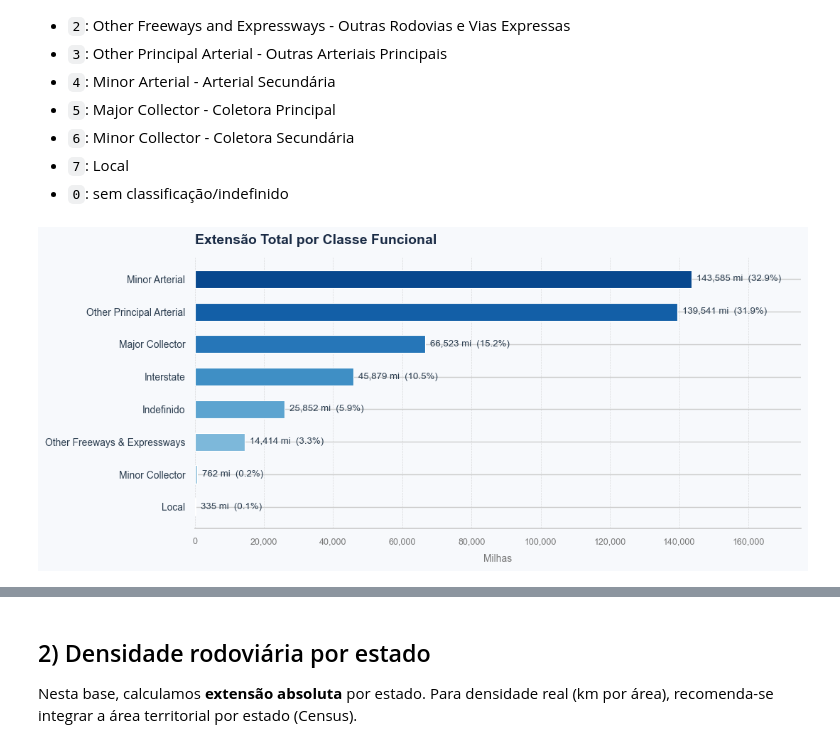
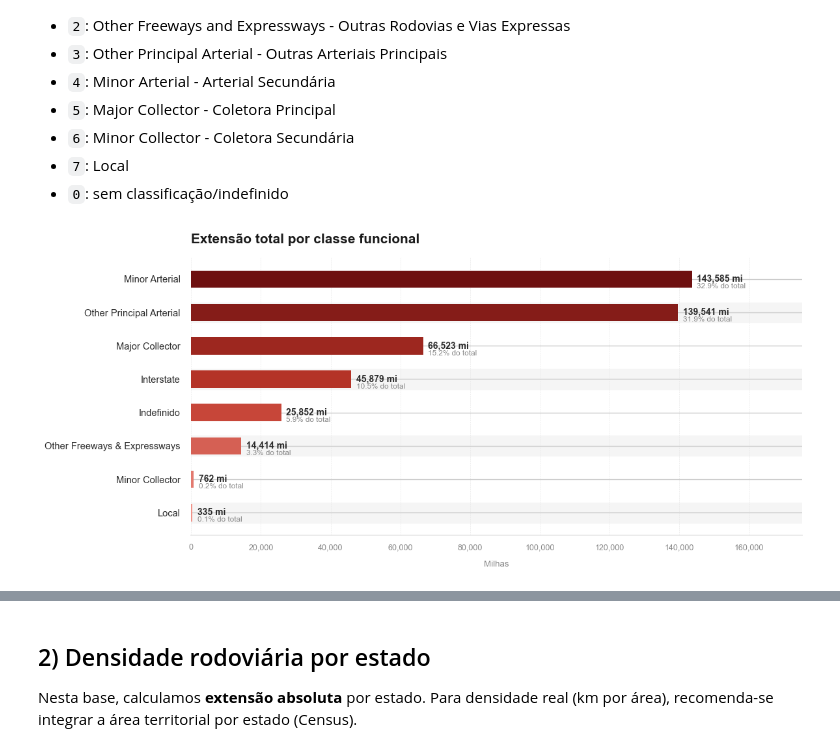
Before and after one commit to LuccaRomagnolli/Civil-Engineering, a Jupyter notebook: notebooks/usa-highways/eda-nhpn.ipynb, the cells around one changed output, grey strips where cells are left out. Cells and saved outputs as stored; diff of their text form; code cells hidden in the pictures.

```diff
--- a/notebooks/usa-highways/eda-nhpn.ipynb
+++ b/notebooks/usa-highways/eda-nhpn.ipynb
@@ -213,8 +243,7 @@ Mapeamento de referência comum:
 - `7`: Local
 - `0`: sem classificação/indefinido
 # %%
-# ── Preparação: extensão por F_SYSTEM ─────────────────────────────────
-# Mapa de referência (FHWA) frequentemente usado para F_SYSTEM
+# ── Preparação: extensão por F_SYSTEM ────────────────────────────────
 f_system_labels = {
     1: 'Interstate',
     2: 'Other Freeways & Expressways',
@@ -225,7 +254,6 @@ f_system_labels = {
     7: 'Local',
     0: 'Indefinido'
 }
-
 extensao_fsystem = (
     df.groupby('F_SYSTEM', dropna=False)
       .agg(MILES=('MILES', 'sum'), KM=('KM', 'sum'))
@@ -234,54 +262,90 @@ extensao_fsystem = (
 )
 extensao_fsystem['pct_miles'] = 100 * extensao_fsystem['MILES'] / extensao_fsystem['MILES'].sum()
 
+# ── Estilo ────────────────────────────────────────────────────────────
+from matplotlib.colors import LinearSegmentedColormap
 
-# ── Plot ─────────────────────────────────────────────────────────────
-BG     = '#F7F9FC'
-DARK   = '#1A2B45'
-MID    = '#2C3E50'
-SUBTLE = '#777777'
-GRID   = '#CCCCCC'
+TYPE_COLORS = {'I': '#6E1010', 'US': '#C0392B', 'S': '#F1948A'}
+cmap_red = LinearSegmentedColormap.from_list(
+    'red_op2', [TYPE_COLORS['S'], TYPE_COLORS['US'], TYPE_COLORS['I']]
+)
+
+BG     = '#FFFFFF'
+DARK   = '#1A1A1A'
+MID    = '#2C2C2C'
+SUBTLE = '#888888'
+GRID   = '#E8E8E8'
 
 plot_df = extensao_fsystem.reset_index().sort_values('MILES', ascending=True)
-palette = sns.color_palette("Blues", len(plot_df) + 2)[2:]
+n = len(plot_df)
+palette = [cmap_red(i / (n - 1)) for i in range(n)]
 
-fig, ax = plt.subplots(figsize=(11, 5))
+# ── Plot ──────────────────────────────────────────────────────────────
+fig, ax = plt.subplots(figsize=(12, 5.5))
 fig.patch.set_facecolor(BG)
 ax.set_facecolor(BG)
 
 bars = ax.barh(
     plot_df['classe'],
     plot_df['MILES'],
     color=palette,
-    height=0.55,
-    edgecolor='white',
-    linewidth=0.8
+    height=0.52,
+    edgecolor='none',
 )
 
-ax.xaxis.grid(True, linestyle='--', linewidth=0.5, color=GRID, alpha=0.7)
+# Faixas zebradas
+for i, bar in enumerate(bars):
+    if i % 2 == 0:
+        ax.axhspan(
+            bar.get_y() - 0.04,
+            bar.get_y() + bar.get_height() + 0.04,
+            color='#F5F5F5', zorder=0
+        )
+
+ax.xaxis.grid(True, linestyle='--', linewidth=0.45, color=GRID, alpha=1, zorder=0)
 ax.set_axisbelow(True)
 ax.xaxis.set_major_formatter(mticker.FuncFormatter(lambda x, _: f'{x:,.0f}'))
 
+# Rótulos: valor + percentual
 for bar, val, pct in zip(bars, plot_df['MILES'], plot_df['pct_miles']):
     ax.text(
         bar.get_width() + plot_df['MILES'].max() * 0.01,
         bar.get_y() + bar.get_height() / 2,
-        f'{val:,.0f} mi  ({pct:.1f}%)',
+        f'{val:,.0f} mi',
         va='center', ha='left',
-        fontsize=9.5, color=MID, fontweight='500'
+        fontsize=10, color=MID, fontweight='bold'
+    )
+    ax.text(
+        bar.get_width() + plot_df['MILES'].max() * 0.01,
+        bar.get_y() + bar.get_height() / 2 - 0.22,
+        f'{pct:.1f}% do total',
+        va='center', ha='left',
+        fontsize=8.5, color=SUBTLE
     )
 
-ax.set_title('Extensão Total por Classe Funcional', fontsize=14, fontweight='bold',
-             color=DARK, pad=14, loc='left')
-ax.set_xlabel('Milhas', fontsize=10, color=SUBTLE, labelpad=8)
+ax.set_title(
+    'Extensão total por classe funcional',
+    fontsize=15, fontweight='bold', color=DARK,
+    pad=16, loc='left', x=0.0
+)
+ax.set_xlabel('Milhas', fontsize=9.5, color=SUBTLE, labelpad=10)
 ax.set_ylabel('')
-ax.tick_params(axis='y', labelsize=10, colors=MID)
-ax.tick_params(axis='x', labelsize=9,  colors=SUBTLE)
+ax.tick_params(axis='y', labelsize=10.5, colors=MID, pad=6)
+ax.tick_params(axis='x', labelsize=9, colors=SUBTLE)
 ax.spines[['top', 'right', 'left']].set_visible(False)
 ax.spines['bottom'].set_color(GRID)
 ax.set_xlim(right=plot_df['MILES'].max() * 1.22)
 
 plt.tight_layout()
+
+fig.savefig(
+    'nhpn_fsystem_extensao.png',
+    dpi=180,
+    bbox_inches='tight',
+    facecolor=BG,
+    transparent=False
+)
 plt.show()
+print("Salvo: nhpn_fsystem_extensao.png")
 # %% [output]
-[figure, old version]
+[figure, new version]
```
Also changed, not shown: parts of 11 cells of this notebook.
